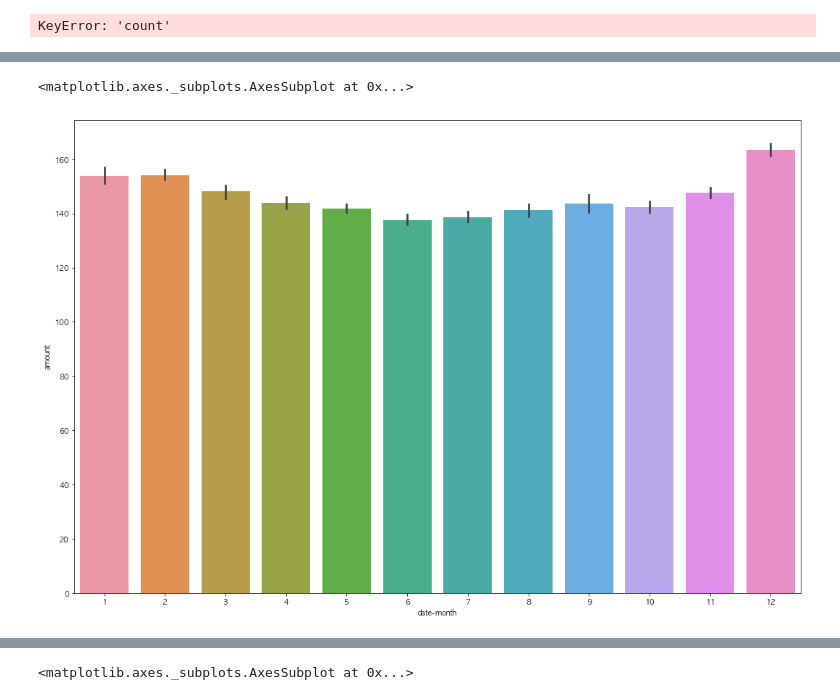
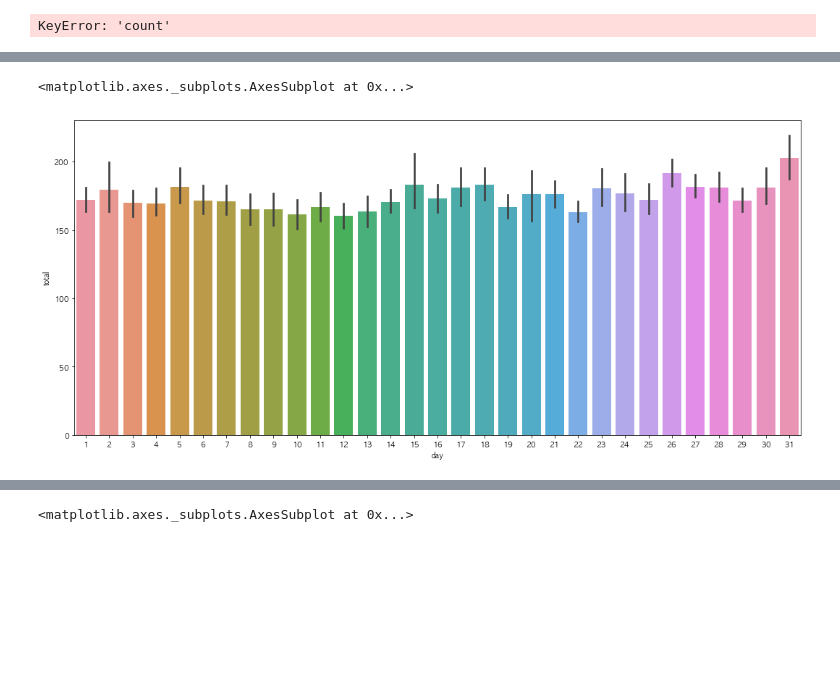
Before and after one commit to willthd/Data-Science, a Jupyter notebook: daconByFunda/funda.ipynb, the cells around one changed output, grey strips where cells are left out. Saved outputs shown, nothing was run; the diff lists cells and outputs as text; code cells hidden in the pictures; blank space fills up the shorter version.

```diff
--- a/daconByFunda/funda.ipynb
+++ b/daconByFunda/funda.ipynb
@@ -92,2 +121,2 @@ train
 # %%
-train.loc[train["amount"] != train["total"]]
+train = train.loc[(train["amount"] >= -1000) & (train["amount"] <= 1000)]
@@ -223,7 +340,7 @@ sns.barplot(data=train, x="date-year", y="amount")
 # %%
 figure, ax = plt.subplots()
-figure.set_size_inches(18, 12)
-sns.barplot(data=train, x="date-month", y="amount")
+figure.set_size_inches(18, 8)
+sns.barplot(data=train, x="day", y="total")
 # %% [output]
 <matplotlib.axes._subplots.AxesSubplot at 0x...>
-[figure, old version]
+[figure, new version]
```
Also changed, not shown: parts of 43 cells of this notebook.
